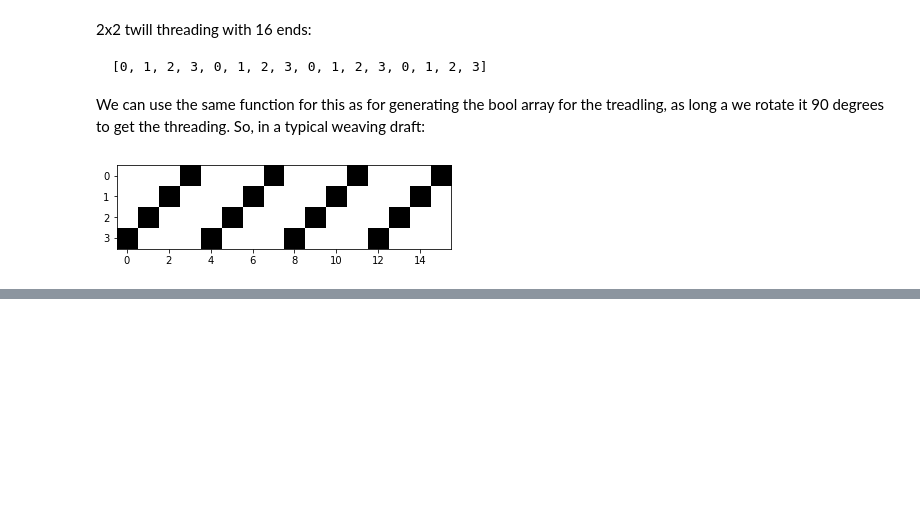
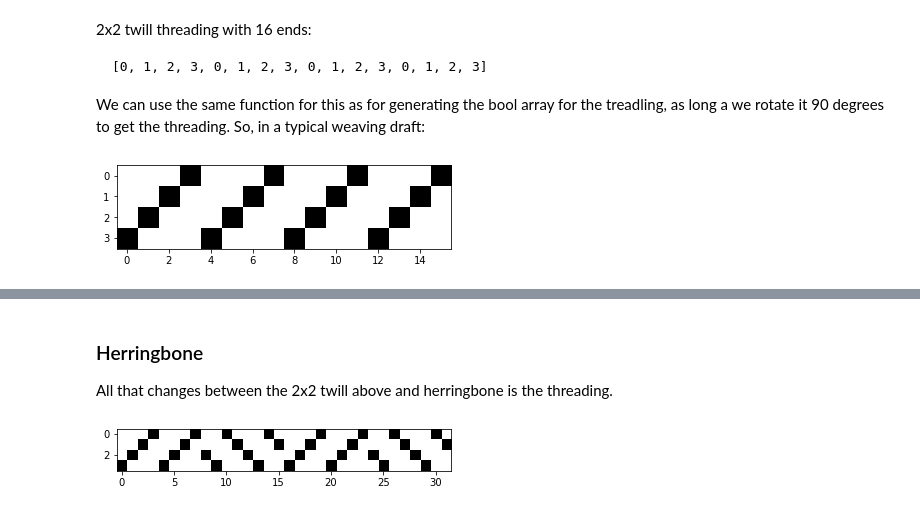
Before and after one commit to elizabethpankratz/weaving-draft-generator, a Jupyter notebook: weaving-draft-generator.ipynb, the cells around one changed output, grey strips where cells are left out. Drawn from its saved outputs; the diff is of its cells as text; code cells hidden in the pictures; blank space fills up the shorter version.

```diff
--- a/weaving-draft-generator.ipynb
+++ b/weaving-draft-generator.ipynb
@@ -66,6 +66,36 @@ def gen_bool_array(treadle_array):
         bool_treadle.append(bool_row)
 
     return np.array(bool_treadle)
+
+
+def display_threading(thread_spec):
+    """
+    Arg:
+        thread_spec: np array; integer values represent harness of each thread.
+    Returns:
+        Nothing, displays image.
+    """
+    display(inv(np.rot90(gen_bool_array(thread_spec))))
+
+
+def display_treadling(treadle_spec):
+    """
+    Arg:
+        treadle_spec: np array of arrays; outer arrays = weft row, inner arrays = integer values representing active treadles.
+    Returns:
+        Nothing, displays image.
+    """
+    display(inv(gen_bool_array(treadle_spec)))
+
+
+def display_tieup(tieup_spec):
+    """
+    Arg:
+        tieup_spec: np array of arrays; outer arrays = harnesses bottom to top, inner arrays = bool values indicating tie-up to treadles.
+    Returns:
+        Nothing, displays image.
+    """
+    display(inv(np.flip(tieup_spec, axis=0)))
 # %% [output]
 <Figure size 432x288 with 0 Axes>
 # %% [markdown]
@@ -215,0 +324,11 @@ The fabric is generated as a function of the tie-up, treadling, and threading.
+# %% [markdown]
+### Herringbone
+
+All that changes between the 2x2 twill above and herringbone is the threading.
+# %%
+herringbone_thread = np.array([0, 1, 2, 3]*2 + [1, 0, 3, 2]*2 + [0, 1, 2, 3]*2 + [1, 0, 3, 2]*2)
+
+# Display threading
+display_threading(herringbone_thread)
+# %% [output]
+[figure, added]
```
Also changed, not shown: parts of 29 cells of this notebook.
